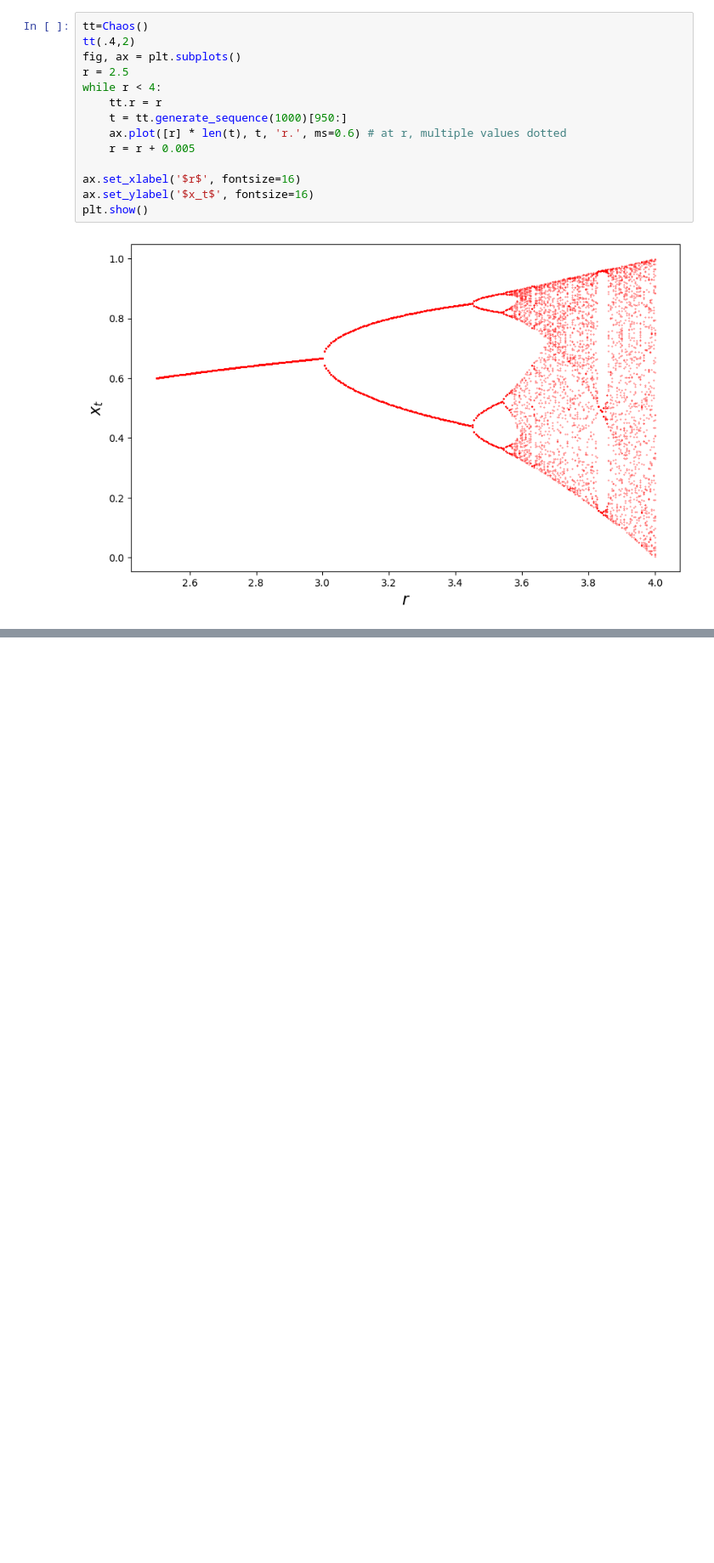
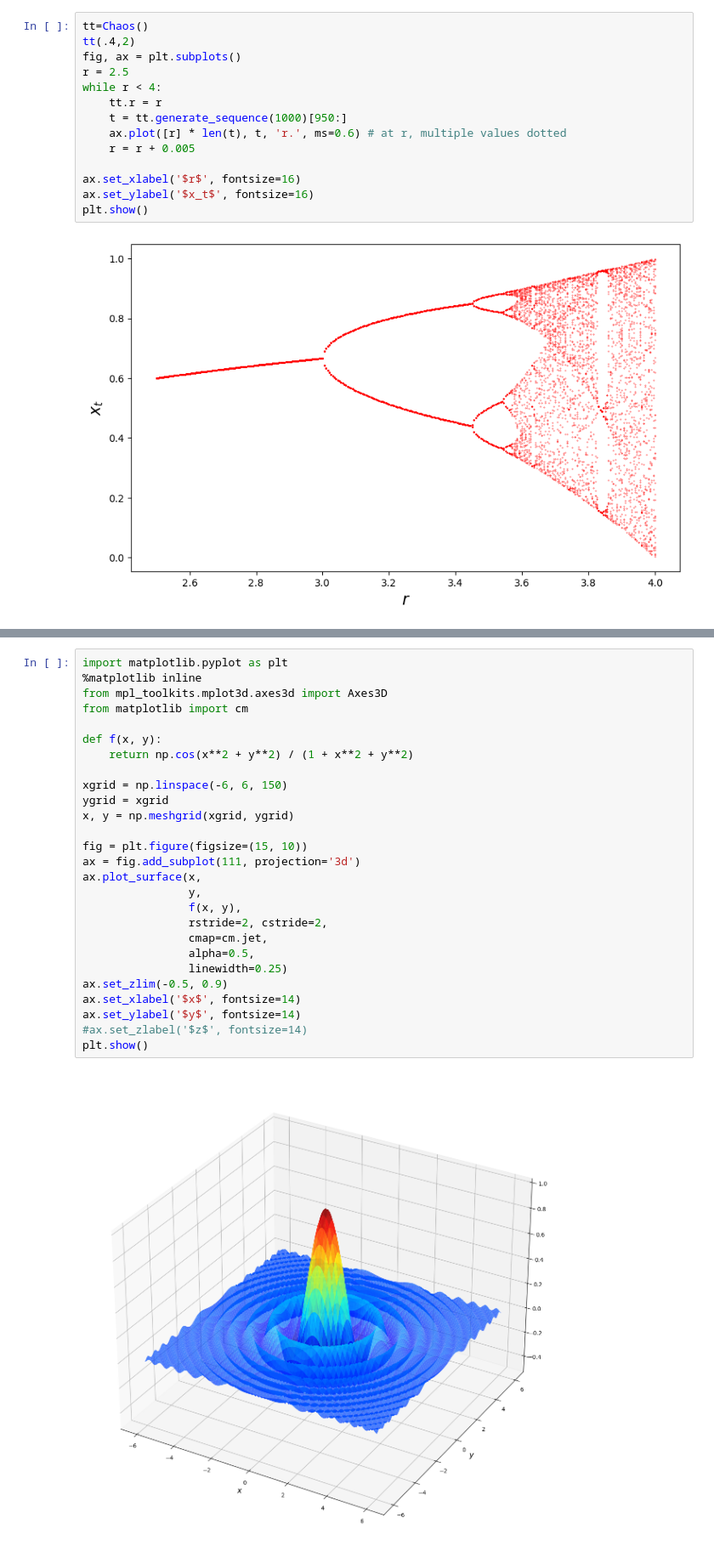
Before and after one commit to SuyongYang/AgentBaseModel, a Jupyter notebook: OOP.ipynb, the cells around one changed output, grey strips where cells are left out. Shown at 85% size. Cells and saved outputs as stored; diff of their text form; blank space fills up the shorter version.

```diff
--- a/OOP.ipynb
+++ b/OOP.ipynb
@@ -928,0 +981,29 @@ plt.show()
+# %%
+import matplotlib.pyplot as plt
+%matplotlib inline
+from mpl_toolkits.mplot3d.axes3d import Axes3D
+from matplotlib import cm
+
+def f(x, y):
+    return np.cos(x**2 + y**2) / (1 + x**2 + y**2)
+
+xgrid = np.linspace(-6, 6, 150)
+ygrid = xgrid
+x, y = np.meshgrid(xgrid, ygrid)
+
+fig = plt.figure(figsize=(15, 10))
+ax = fig.add_subplot(111, projection='3d')
+ax.plot_surface(x,
+                y,
+                f(x, y),
+                rstride=2, cstride=2,
+                cmap=cm.jet,
+                alpha=0.5,
+                linewidth=0.25)
+ax.set_zlim(-0.5, 0.9)
+ax.set_xlabel('$x$', fontsize=14)
+ax.set_ylabel('$y$', fontsize=14)
+#ax.set_zlabel('$z$', fontsize=14)
+plt.show()
+# %% [output]
+[figure, added]
```
Also changed, not shown: parts of 9 cells of this notebook.
